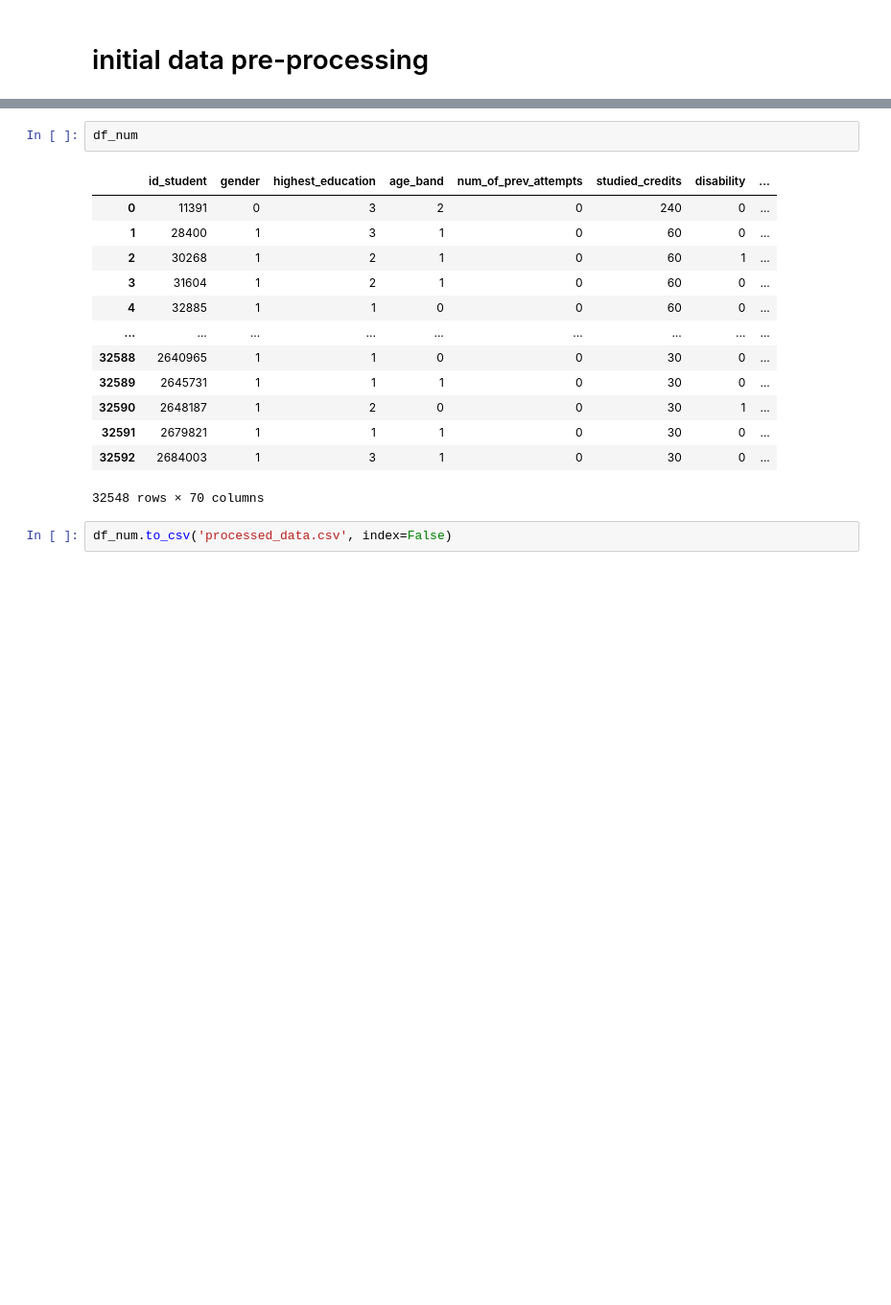
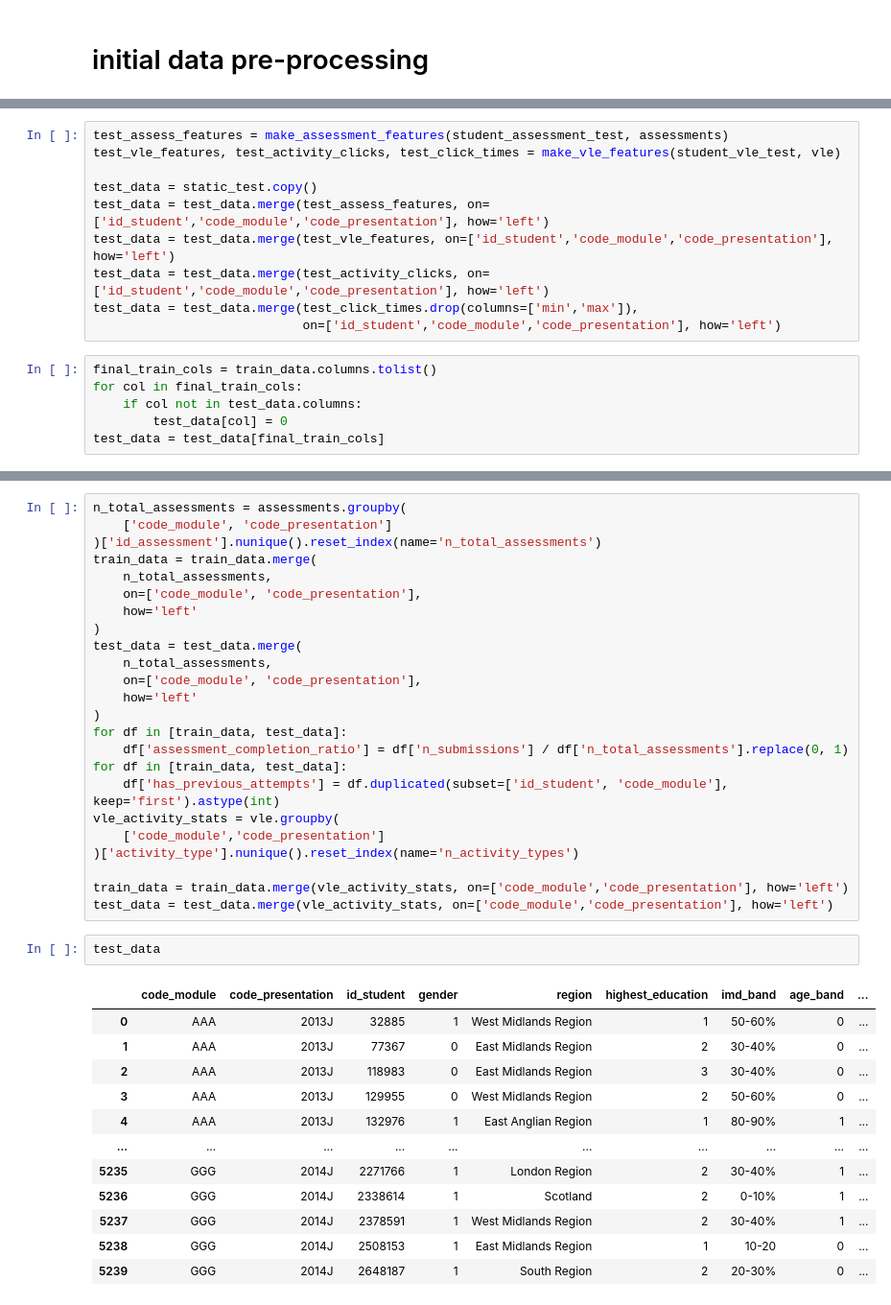
Before and after one commit to MScProjs/MScProject2025-Tang-Zhenqiang, a Jupyter notebook: EDA, initial data pre-processing.ipynb, the cells around one changed output, grey strips where cells are left out. Shown: that part at 96% size. Cells and saved outputs as stored; diff of their text form; blank space fills up the shorter version.

```diff
--- a/EDA, initial data pre-processing.ipynb
+++ b/EDA, initial data pre-processing.ipynb
@@ -226 +247,17 @@ See the caveats in the documentation: https://pandas.pydata.org/pandas-docs/stab
+# %%
+test_assess_features = make_assessment_features(student_assessment_test, assessments)
+test_vle_features, test_activity_clicks, test_click_times = make_vle_features(student_vle_test, vle)
+
+test_data = static_test.copy()
+test_data = test_data.merge(test_assess_features, on=['id_student','code_module','code_presentation'], how='left')
+test_data = test_data.merge(test_vle_features, on=['id_student','code_module','code_presentation'], how='left')
+test_data = test_data.merge(test_activity_clicks, on=['id_student','code_module','code_presentation'], how='left')
+test_data = test_data.merge(test_click_times.drop(columns=['min','max']),
+                            on=['id_student','code_module','code_presentation'], how='left')
+# %%
+final_train_cols = train_data.columns.tolist()
+for col in final_train_cols:
+    if col not in test_data.columns:
+        test_data[col] = 0
+test_data = test_data[final_train_cols]
 # %%
@@ -377,18 +283,39 @@ df_num
-# %%
-df_num
-# %% [output]
-|  | id_student | gender | highest_education | age_band | num_of_prev_attempts | studied_credits | disability | ... |
-| 0 | 11391 | 0 | 3 | 2 | 0 | 240 | 0 | ... |
-| 1 | 28400 | 1 | 3 | 1 | 0 | 60 | 0 | ... |
-| 2 | 30268 | 1 | 2 | 1 | 0 | 60 | 1 | ... |
-| 3 | 31604 | 1 | 2 | 1 | 0 | 60 | 0 | ... |
-| 4 | 32885 | 1 | 1 | 0 | 0 | 60 | 0 | ... |
-| ... | ... | ... | ... | ... | ... | ... | ... | ... |
-| 32588 | 2640965 | 1 | 1 | 0 | 0 | 30 | 0 | ... |
-| 32589 | 2645731 | 1 | 1 | 1 | 0 | 30 | 0 | ... |
-| 32590 | 2648187 | 1 | 2 | 0 | 0 | 30 | 1 | ... |
-| 32591 | 2679821 | 1 | 1 | 1 | 0 | 30 | 0 | ... |
-| 32592 | 2684003 | 1 | 3 | 1 | 0 | 30 | 0 | ... |
-32548 rows × 70 columns
-# %%
-df_num.to_csv('processed_data.csv', index=False)
+# %%
+n_total_assessments = assessments.groupby(
+    ['code_module', 'code_presentation']
+)['id_assessment'].nunique().reset_index(name='n_total_assessments')
+train_data = train_data.merge(
+    n_total_assessments,
+    on=['code_module', 'code_presentation'],
+    how='left'
+)
+test_data = test_data.merge(
+    n_total_assessments,
+    on=['code_module', 'code_presentation'],
+    how='left'
+)
+for df in [train_data, test_data]:
+    df['assessment_completion_ratio'] = df['n_submissions'] / df['n_total_assessments'].replace(0, 1)
+for df in [train_data, test_data]:
+    df['has_previous_attempts'] = df.duplicated(subset=['id_student', 'code_module'], keep='first').astype(int)
+vle_activity_stats = vle.groupby(
+    ['code_module','code_presentation']
+)['activity_type'].nunique().reset_index(name='n_activity_types')
+
+train_data = train_data.merge(vle_activity_stats, on=['code_module','code_presentation'], how='left')
+test_data = test_data.merge(vle_activity_stats, on=['code_module','code_presentation'], how='left')
+# %%
+test_data
+# %% [output]
+|  | code_module | code_presentation | id_student | gender | region | highest_education | imd_band | age_band | ... |
+| 0 | AAA | 2013J | 32885 | 1 | West Midlands Region | 1 | 50-60% | 0 | ... |
+| 1 | AAA | 2013J | 77367 | 0 | East Midlands Region | 2 | 30-40% | 0 | ... |
+| 2 | AAA | 2013J | 118983 | 0 | East Midlands Region | 3 | 30-40% | 0 | ... |
+| 3 | AAA | 2013J | 129955 | 0 | West Midlands Region | 2 | 50-60% | 0 | ... |
+| 4 | AAA | 2013J | 132976 | 1 | East Anglian Region | 1 | 80-90% | 1 | ... |
+| ... | ... | ... | ... | ... | ... | ... | ... | ... | ... |
+| 5235 | GGG | 2014J | 2271766 | 1 | London Region | 2 | 30-40% | 1 | ... |
+| 5236 | GGG | 2014J | 2338614 | 1 | Scotland | 2 | 0-10% | 1 | ... |
+| 5237 | GGG | 2014J | 2378591 | 1 | West Midlands Region | 2 | 30-40% | 1 | ... |
+| 5238 | GGG | 2014J | 2508153 | 1 | East Midlands Region | 1 | 10-20 | 0 | ... |
+| 5239 | GGG | 2014J | 2648187 | 1 | South Region | 2 | 20-30% | 0 | ... |
```
Also changed, not shown: parts of 18 cells of this notebook.
